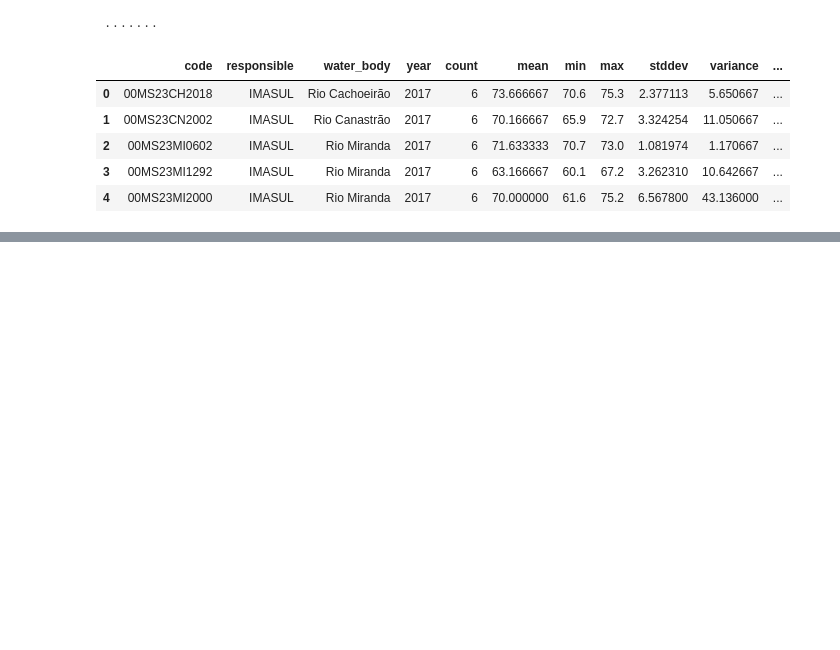
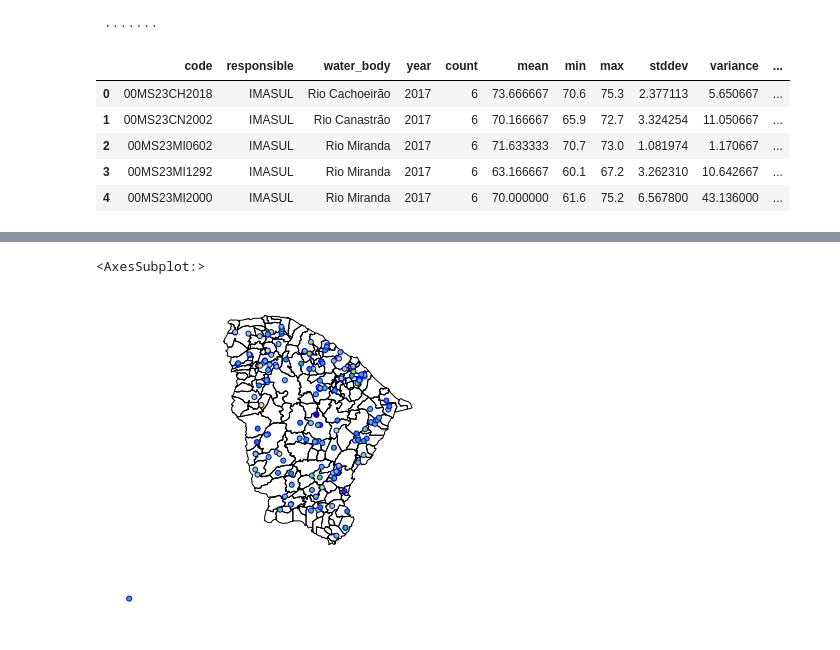
Before and after one commit to gabrielpastori/bda2, a Jupyter notebook: analysis.ipynb, the cells around one changed output, grey strips where cells are left out. Drawn from its saved outputs; the diff is of its cells as text; code cells hidden in the pictures; blank space fills up the shorter version.

```diff
--- a/analysis.ipynb
+++ b/analysis.ipynb
@@ -60,0 +101,6 @@ POINT (-38.372778 -11.96027799961692)
+# %%
+ce_ax = gplt.polyplot(ce_map)
+gplt.pointplot(ce_points, ax=ce_ax, hue=ce_points['mean'], edgecolor="blue")
+# %% [output]
+<AxesSubplot:>
+[figure, added]
```
Also changed, not shown: parts of 10 cells of this notebook.
